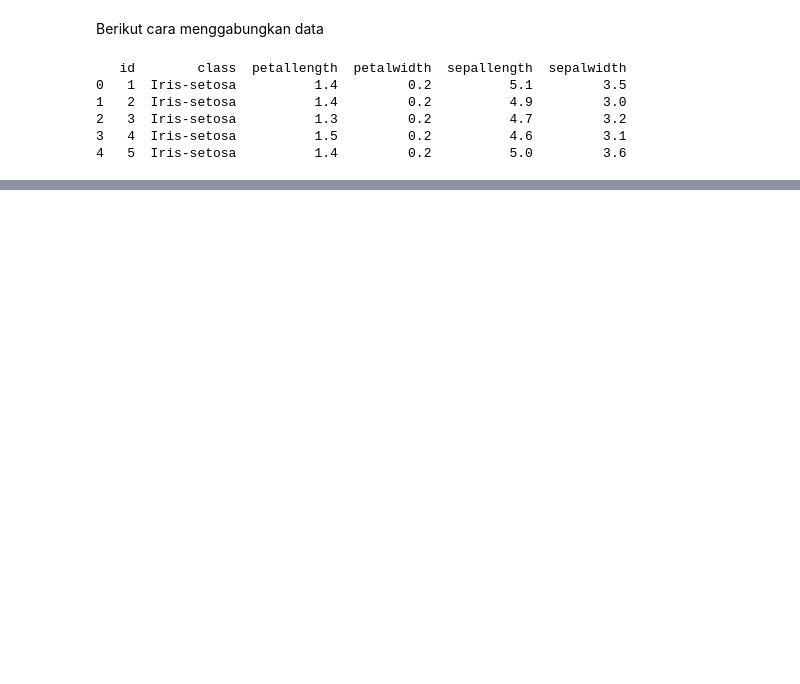
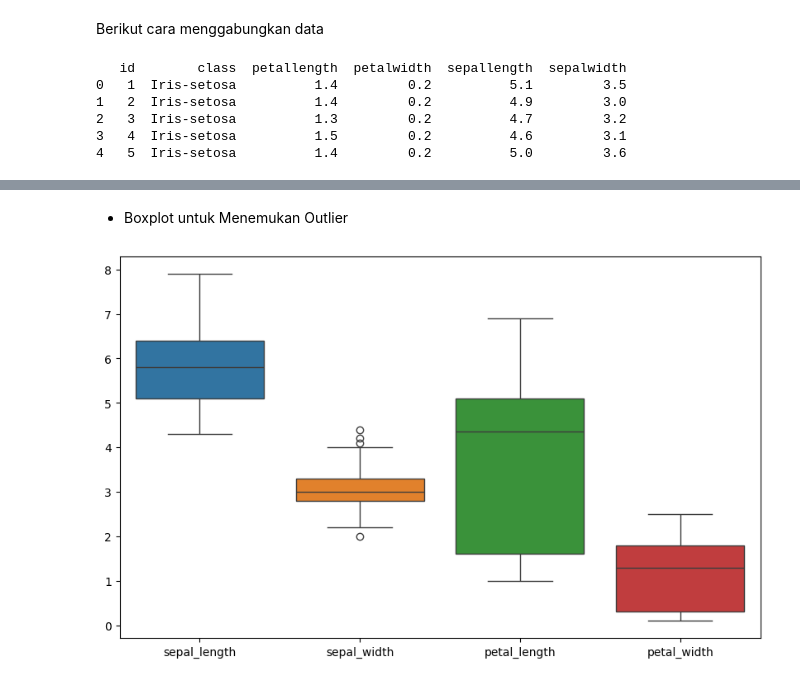
Before and after one commit to AqbilBarakaa/pendata, a Jupyter notebook: pendata/_build/jupyter_execute/Memahami_data.ipynb, the cells around one changed output, grey strips where cells are left out. Drawn from its saved outputs; the diff is of its cells as text; code cells hidden in the pictures; blank space fills up the shorter version.

```diff
--- a/pendata/_build/jupyter_execute/Memahami_data.ipynb
+++ b/pendata/_build/jupyter_execute/Memahami_data.ipynb
@@ -145,0 +205,8 @@ df_combined.to_csv("db_gabungan.csv", index=False)
+# %% [markdown]
+- Boxplot untuk Menemukan Outlier
+# %%
+plt.figure(figsize=(10, 6))
+sns.boxplot(data=df)
+plt.show()
+# %% [output]
+[figure, added]
```
Also changed, not shown: parts of 13 cells of this notebook, 13 other files.
